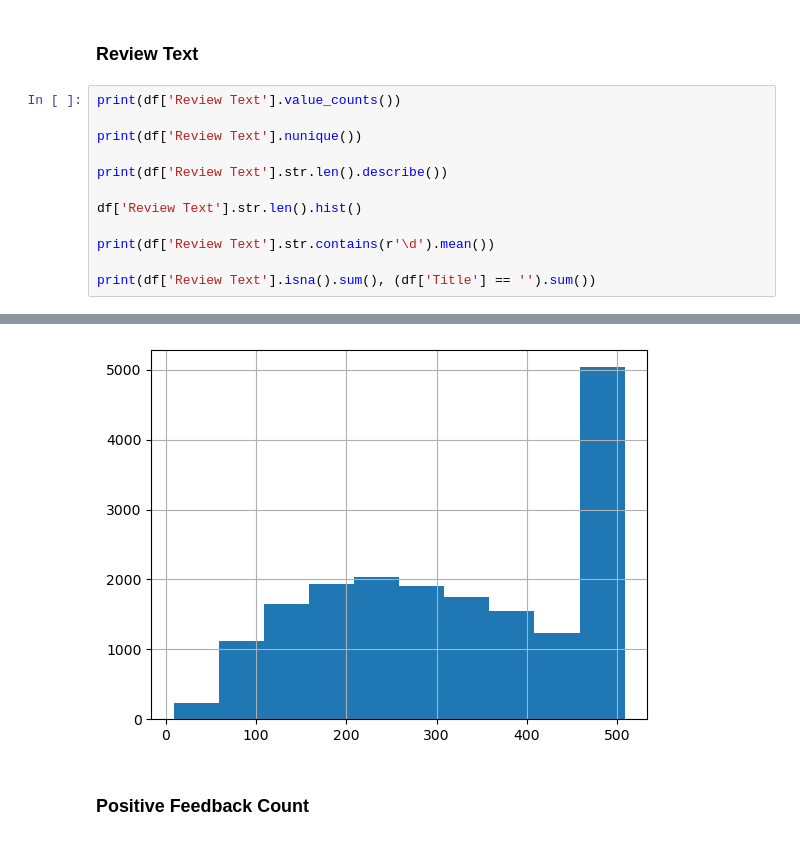
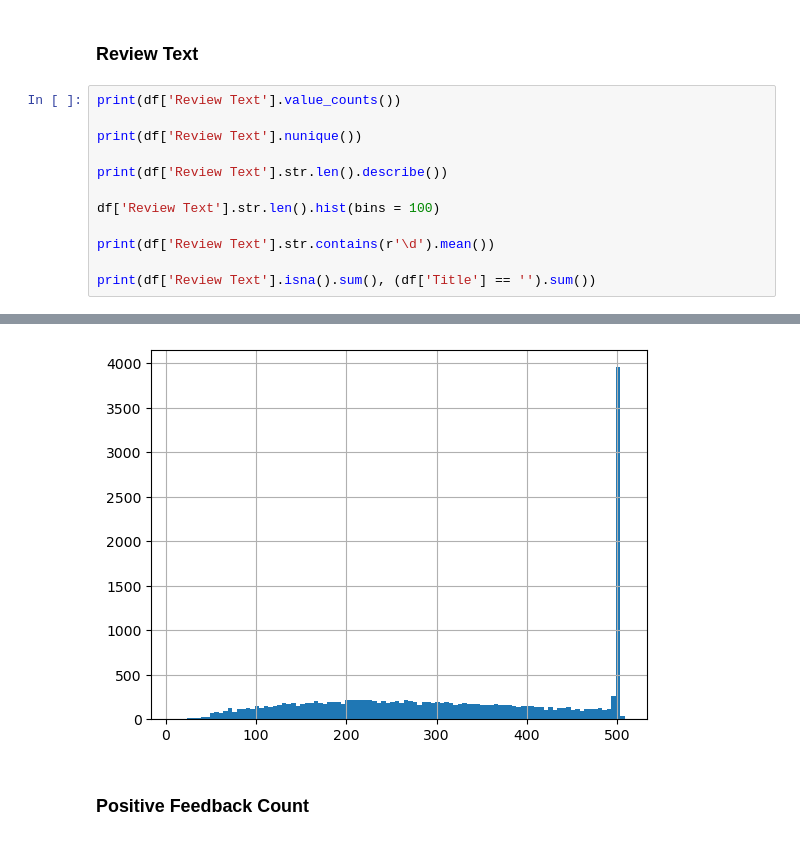
Before and after one commit to LucWill/fashion-forecasting, a Jupyter notebook: starter/starter.ipynb, the cells around one changed output, grey strips where cells are left out. Drawn from its saved outputs; the diff is of its cells as text.

```diff
--- a/starter/starter.ipynb
+++ b/starter/starter.ipynb
@@ -183,34 +240,34 @@ Name: Title, dtype: float64
 # %%
 print(df['Review Text'].value_counts())
 
 print(df['Review Text'].nunique())
 
 print(df['Review Text'].str.len().describe())
 
-df['Review Text'].str.len().hist()
+df['Review Text'].str.len().hist(bins = 100)
 
 print(df['Review Text'].str.contains(r'\d').mean())
 
 print(df['Review Text'].isna().sum(), (df['Title'] == '').sum())
 # %% [output]
 Review Text
 The sweater and skirt are so pretty! they're really soft and have such an easy, comfortable look together. really love this gorgeous outfit.\n\ni am borderline small/medium and kept the size small aft ...
 I purchased this and another eva franco dress during retailer's recent 20% off sale. i was looking for dresses that were work appropriate, but that would also transition well to happy hour or date nig ...
 I bought this shirt at the store and after going home and trying it on, i promptly went online and ordered two more! i've gotten multiple compliments anytime i wear any of them. great for looking put  ...
 Love love this sweater vest! quality is wonderful and the fit is great. highly recommend!                                                                                                                ...
 I missed out on the sherpa vest in caramel last year and didn't want to miss out again - can't wait to wear this when it gets chilly. i am between a s & m but the small was very comfortable. it could  ...
                                                                                                                                                                                                          ...
 I loved this sweater as soon as i opened the package. it was soft and the colors of grey peach and white were perfect for this to were into the spring time. i am 5'3 102lbs and purchased the xs. the a ...
 Ordered in the orange and they are so cute i had to order the other two colors. my normal size 12 fit tts. i am happy with the fabric, fit and color. i have an athletic build and had no issues with th ...
 Unfortunately this top looks billowy and boxy on my. i am tall and very slim and i look pregant in this one ;). maybe it works better on somebody more curvy.                                            ...
 Love everything about this skirt but the sizing. i'm a size 6/medium in almost everything but this skirt swallowed me. i wise there was a small or even extra small to try out. i'm also 5'5 and the ski ...
 This dress in a lovely platinum is feminine and fits perfectly, easy to wear and comfy, too! highly recommend!                                                                                           ...
 ... (9 lines left out)
 max        508.000000
 Name: Review Text, dtype: float64
 0.4048910096518816
 0 0
-[figure, old version]
+[figure, new version]
 # %% [markdown]
 ### Positive Feedback Count
 # %%
```
Also changed, not shown: parts of 10 cells of this notebook.
